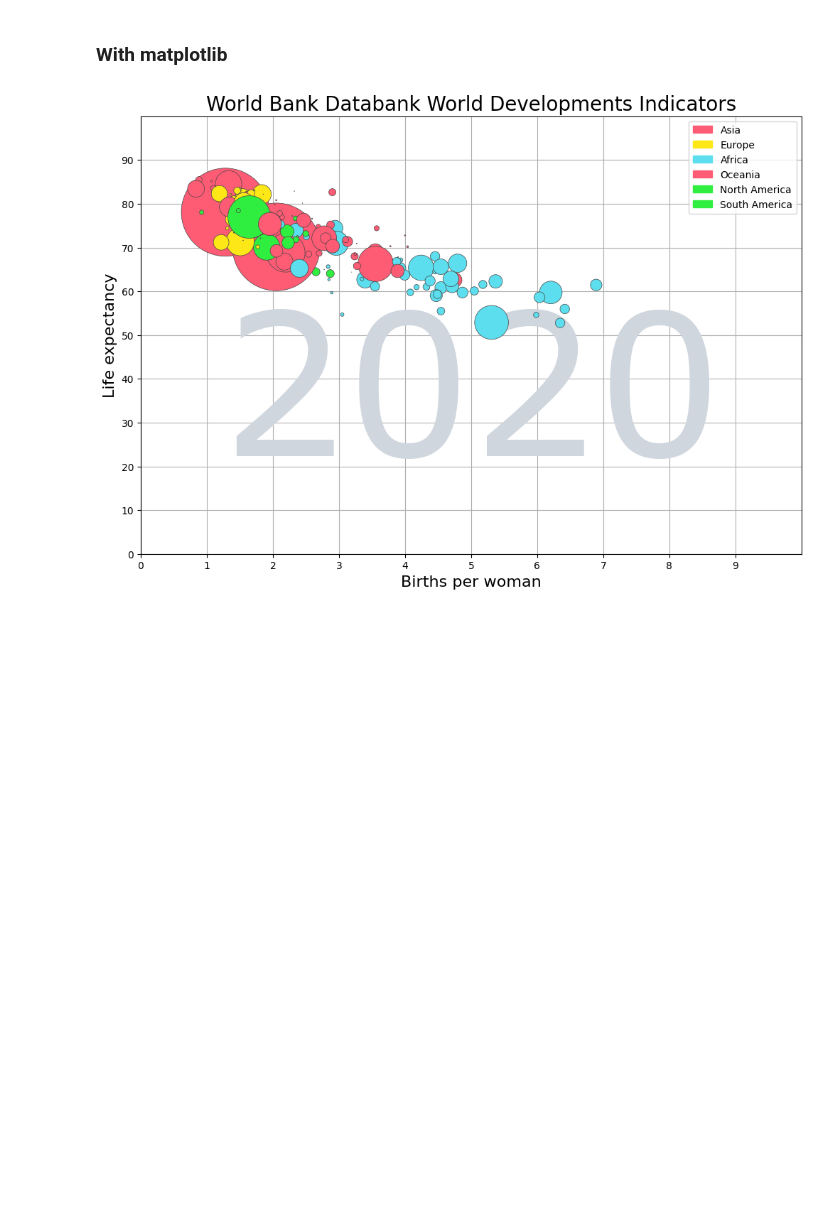
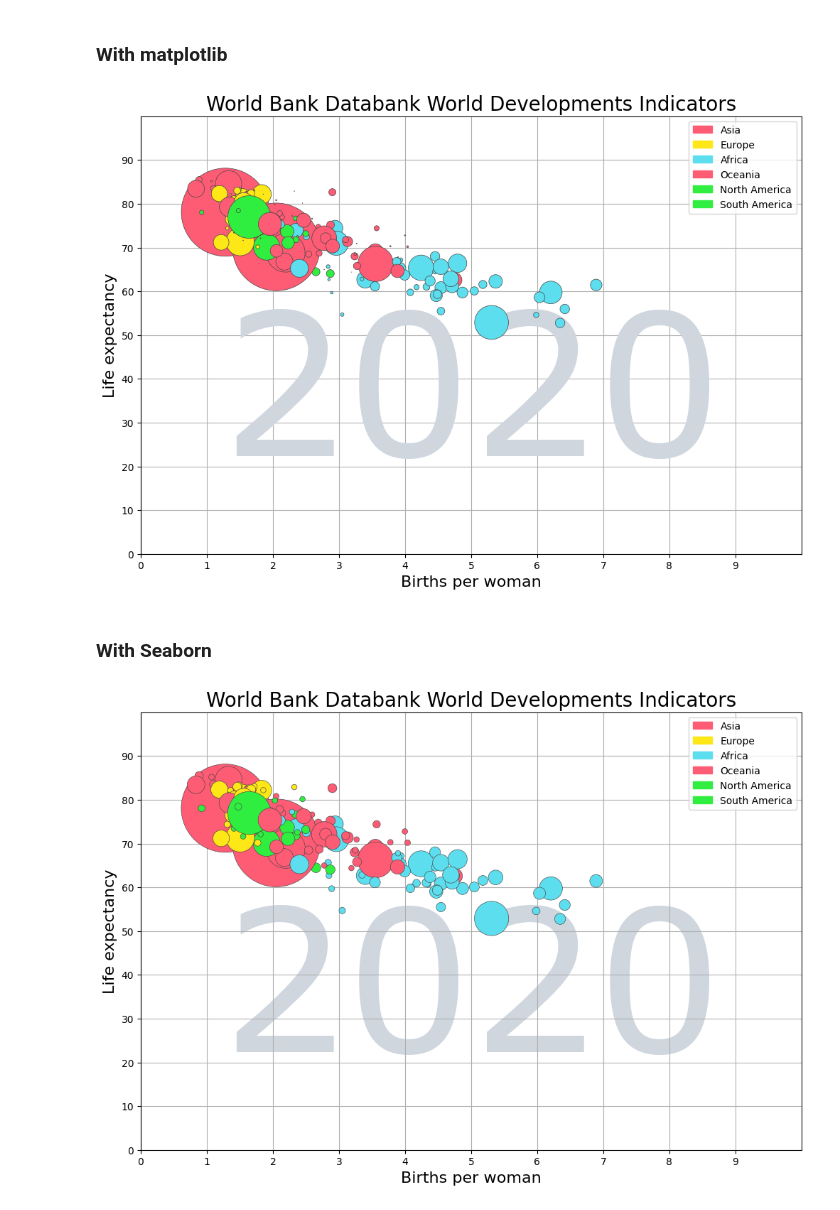
Before and after one commit to get-to-work-together/Python-Data-Analyse-Defensie, a Jupyter notebook: Training 2025-02/gapminder.ipynb, the cells around one changed output. Saved outputs shown, nothing was run; the diff lists cells and outputs as text; code cells hidden in the pictures; blank space fills up the shorter version.

```diff
--- a/Training 2025-02/gapminder.ipynb
+++ b/Training 2025-02/gapminder.ipynb
@@ -109,3 +114,40 @@ fig.savefig('gapminder.png')
 plt.show()
 # %% [output]
 [figure]
+# %% [markdown]
+### With Seaborn
+# %%
+fig, ax = plt.subplots(figsize=(12, 8))
+
+sns.scatterplot(data = df_year,
+                x = 'Fertility rate, total (births per woman)',
+                y = 'Life expectancy at birth, total (years)',
+                hue = 'Continent',
+                palette = continent_colors,
+                edgecolor = '#444',
+                size = sizes,
+                sizes=(30, 8000),
+                ax = ax)
+
+ax.set_title('World Bank Databank World Developments Indicators', fontsize=20)
+ax.set_xlim(0, 10)
+ax.set_ylim(0, 100)
+ax.set_xticks(range(0, 10))
+ax.set_yticks(range(0, 100, 10))
+ax.set_xlabel('Births per woman', fontsize=16)
+ax.set_ylabel('Life expectancy', fontsize=16)
+
+ax.set_axisbelow(True)
+patches = [mpatches.Patch(color=color, label=continent) for continent, color in continent_colors.items()]
+ax.legend(handles=patches)
+
+ax.text(0.5, 0.35, str(year),
+        transform=ax.transAxes,
+        horizontalalignment='center', verticalalignment='center',
+        fontfamily='verdana', fontsize=200, color='#cfd6de', zorder=-1)
+
+ax.grid()
+
+plt.show()
+# %% [output]
+[figure, added]
```
Also changed, not shown: parts of 3 cells of this notebook.
